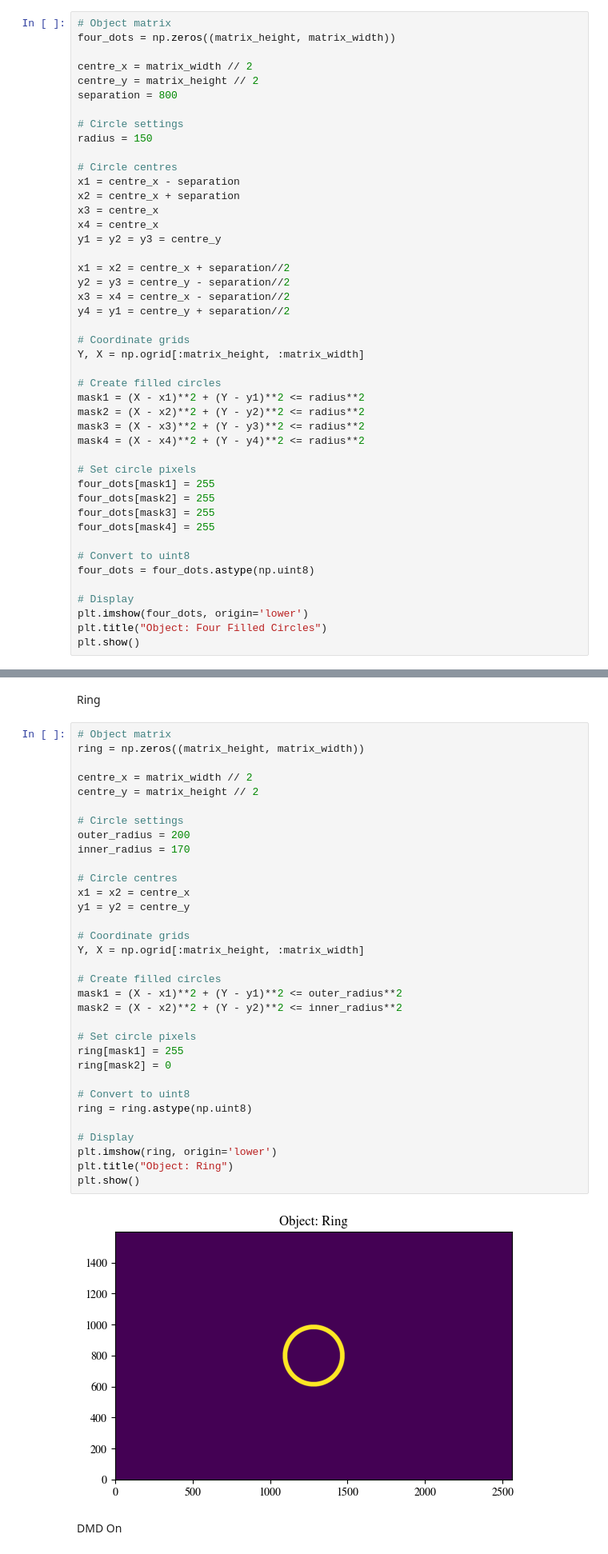
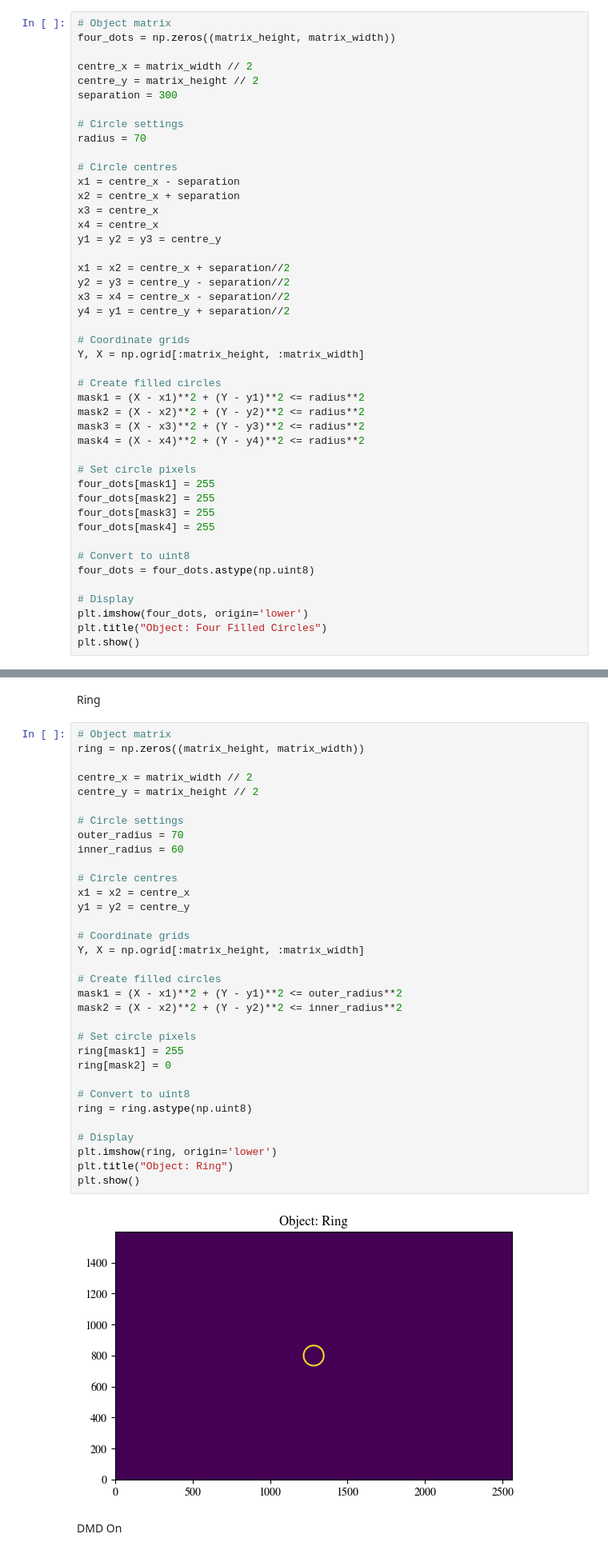
Before and after one commit to LJones-physics/lab_control, a Jupyter notebook: Experiment_Control.ipynb, the cells around one changed output, grey strips where cells are left out. Shown at 80% size. Drawn from its saved outputs; the diff is of its cells as text.

```diff
--- a/Experiment_Control.ipynb
+++ b/Experiment_Control.ipynb
@@ -123,10 +123,10 @@ four_dots = np.zeros((matrix_height, matrix_width))
 
 centre_x = matrix_width // 2
 centre_y = matrix_height // 2
-separation = 800
+separation = 300
 
 # Circle settings
-radius = 150
+radius = 70
 
 # Circle centres
 x1 = centre_x - separation
@@ -171,36 +171,36 @@ Ring
 ring = np.zeros((matrix_height, matrix_width))
 
 centre_x = matrix_width // 2
 centre_y = matrix_height // 2
 
 # Circle settings
-outer_radius = 200
-inner_radius = 170
+outer_radius = 70
+inner_radius = 60
 
 # Circle centres
 x1 = x2 = centre_x
 y1 = y2 = centre_y
 
 # Coordinate grids
 Y, X = np.ogrid[:matrix_height, :matrix_width]
 
 # Create filled circles
 mask1 = (X - x1)**2 + (Y - y1)**2 <= outer_radius**2
 mask2 = (X - x2)**2 + (Y - y2)**2 <= inner_radius**2
 
 # Set circle pixels
 ring[mask1] = 255
 ring[mask2] = 0
 
 # Convert to uint8
 ring = ring.astype(np.uint8)
 
 # Display
 plt.imshow(ring, origin='lower')
 plt.title("Object: Ring")
 plt.show()
 # %% [output]
-[figure, old version]
+[figure, new version]
 # %% [markdown]
 DMD On
 # %%
```
Also changed, not shown: parts of 12 cells of this notebook, 2 other files.
